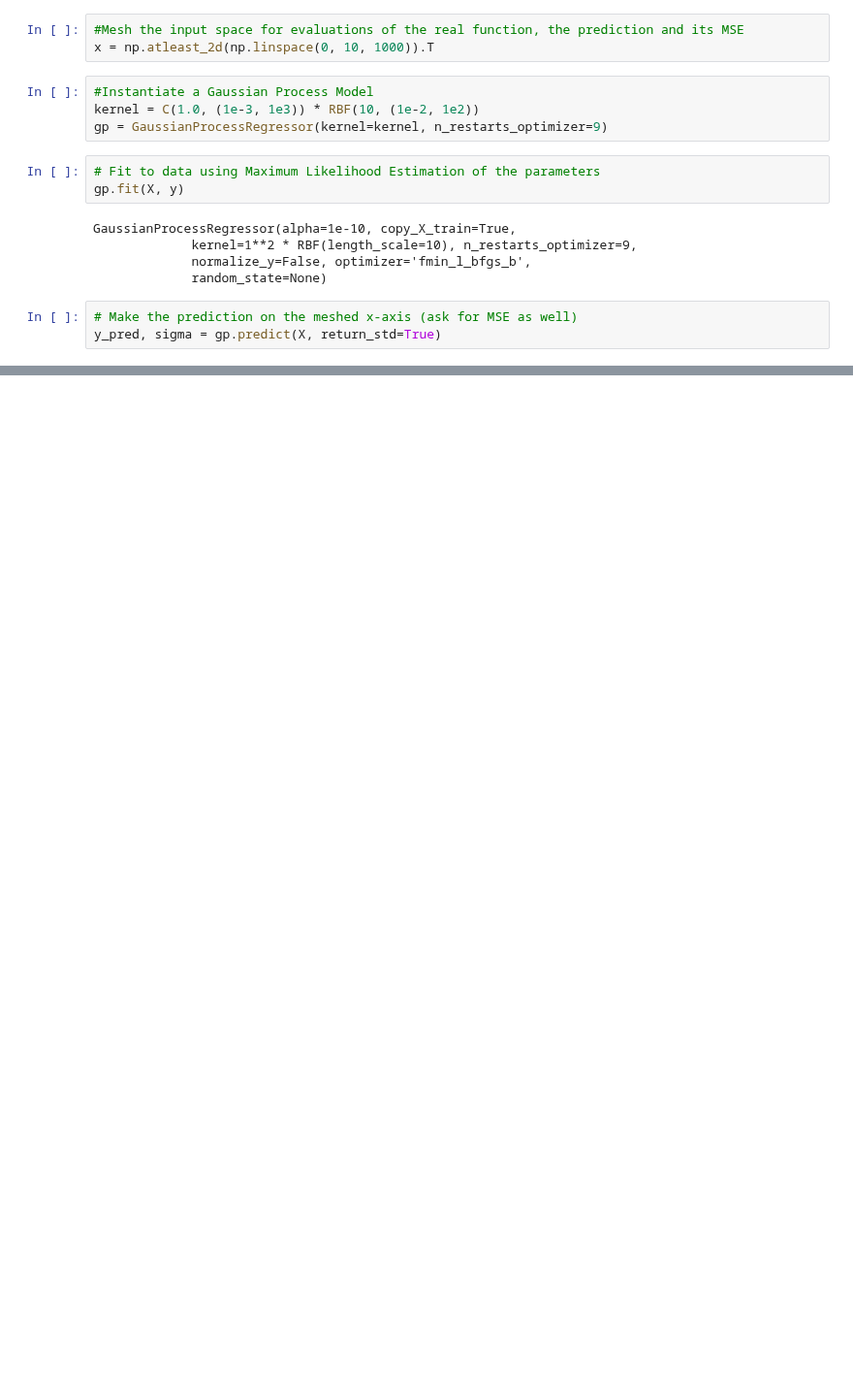
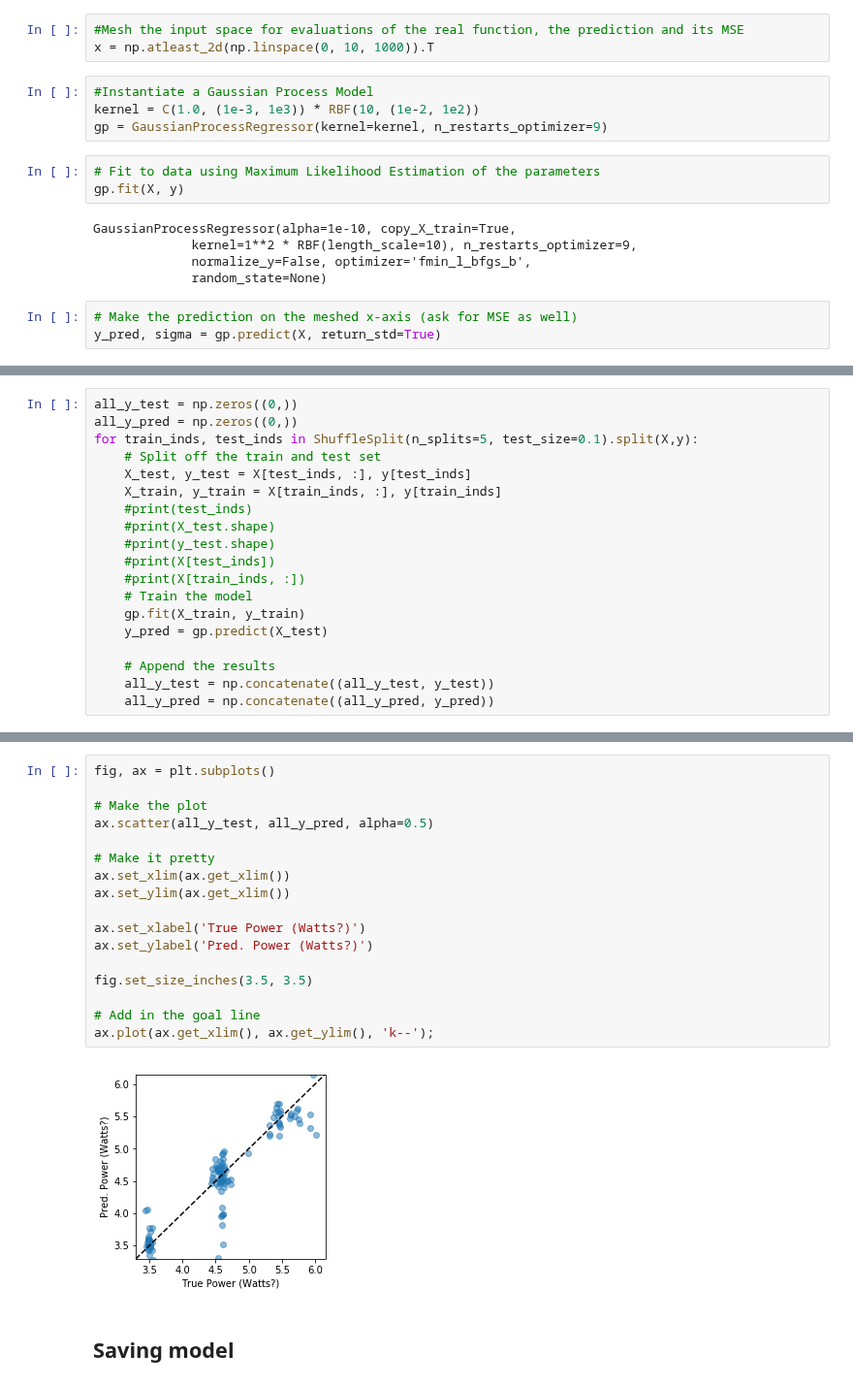
Before and after one commit to YulianaGomez/power, a Jupyter notebook: Gaussian_power.ipynb, the cells around one changed output, grey strips where cells are left out. Shown at 97% size. Drawn from its saved outputs; the diff is of its cells as text; blank space fills up the shorter version.

```diff
--- a/Gaussian_power.ipynb
+++ b/Gaussian_power.ipynb
@@ -151,0 +142,19 @@ ax.plot(ax.get_xlim(), ax.get_ylim(), 'k--');
+# %%
+all_y_test = np.zeros((0,))
+all_y_pred = np.zeros((0,))
+for train_inds, test_inds in ShuffleSplit(n_splits=5, test_size=0.1).split(X,y):
+    # Split off the train and test set
+    X_test, y_test = X[test_inds, :], y[test_inds]
+    X_train, y_train = X[train_inds, :], y[train_inds]
+    #print(test_inds)
+    #print(X_test.shape)
+    #print(y_test.shape)
+    #print(X[test_inds])
+    #print(X[train_inds, :])
+    # Train the model
+    gp.fit(X_train, y_train)
+    y_pred = gp.predict(X_test)
+
+    # Append the results
+    all_y_test = np.concatenate((all_y_test, y_test))
+    all_y_pred = np.concatenate((all_y_pred, y_pred))
@@ -151,0 +169,21 @@ ax.plot(ax.get_xlim(), ax.get_ylim(), 'k--');
+# %%
+fig, ax = plt.subplots()
+
+# Make the plot
+ax.scatter(all_y_test, all_y_pred, alpha=0.5)
+
+# Make it pretty
+ax.set_xlim(ax.get_xlim())
+ax.set_ylim(ax.get_xlim())
+
+ax.set_xlabel('True Power (Watts?)')
+ax.set_ylabel('Pred. Power (Watts?)')
+
+fig.set_size_inches(3.5, 3.5)
+
+# Add in the goal line
+ax.plot(ax.get_xlim(), ax.get_ylim(), 'k--');
+# %% [output]
+[figure, added]
+# %% [markdown]
+## Saving model
```
Also changed, not shown: parts of 13 cells of this notebook, 3 other files.
